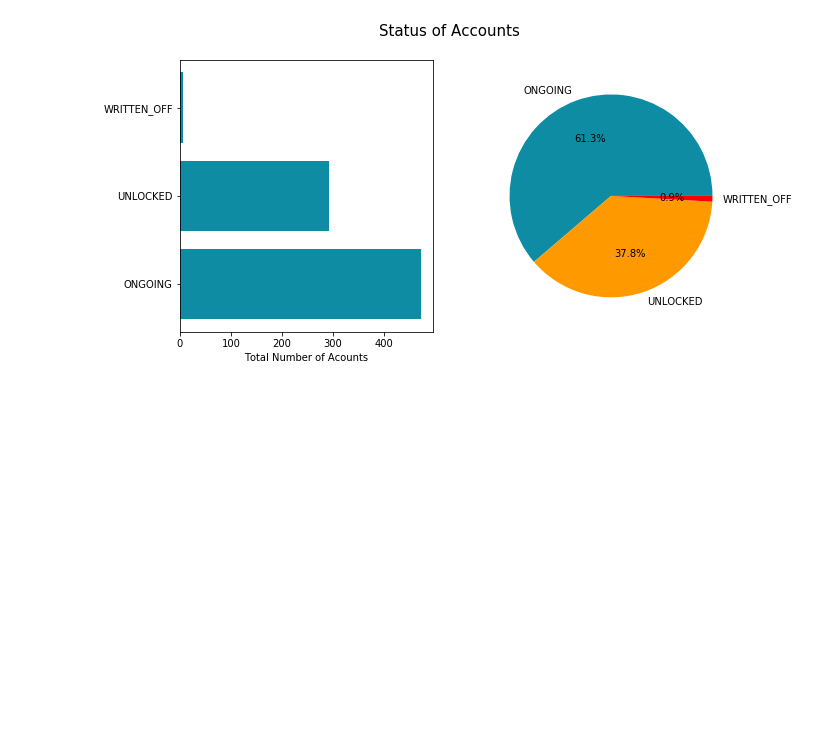
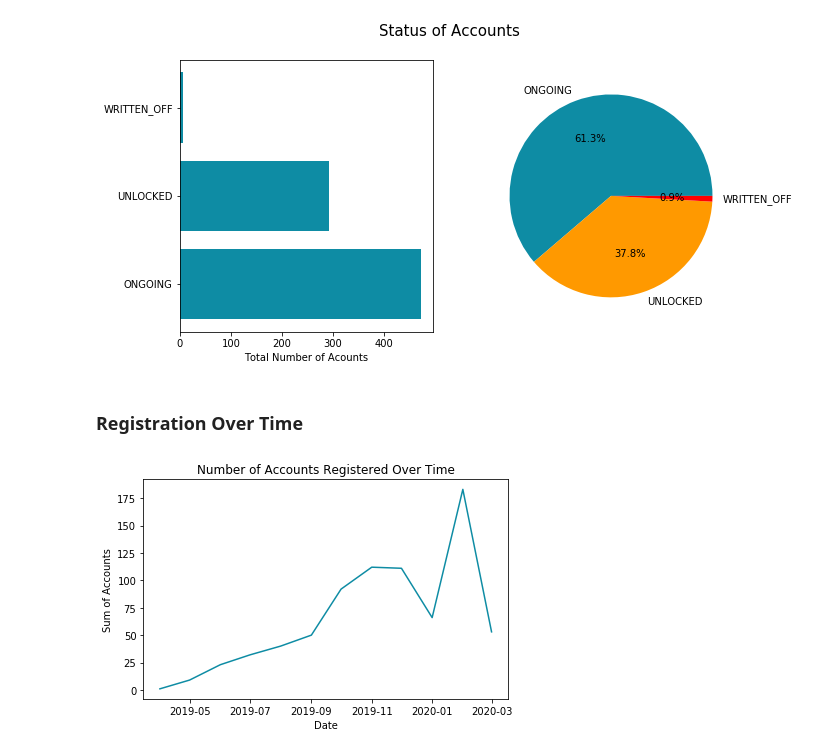
Before and after one commit to lorijta92/payg-solar, a Jupyter notebook: Notebooks/PART2_OverviewFinal.ipynb, the cells around one changed output. Drawn from its saved outputs; the diff is of its cells as text; code cells hidden in the pictures; blank space fills up the shorter version.

Commit message:
reg over time

```diff
--- a/Notebooks/PART2_OverviewFinal.ipynb
+++ b/Notebooks/PART2_OverviewFinal.ipynb
@@ -73,3 +76,34 @@ plt.savefig('../Output/Part2/account_overview.png')
 plt.show()
 # %% [output]
 [figure]
+# %% [markdown]
+### Registration Over Time
+# %%
+# Read in data
+accounts = pd.read_csv('../Resources/accounts.csv')
+# %%
+# Limit date to year and month
+accounts['registration_date'] = [date[0:7] for date in accounts['registration_date']]
+# %%
+# Change data time to datetime
+accounts['registration_date'] = pd.to_datetime(accounts['registration_date'])
+# %%
+# Count the number of registration per date
+accounts_grouped = accounts.groupby('registration_date',as_index=False)['id'].count()
+# %%
+# Create plot
+plt.plot(accounts_grouped['registration_date'], accounts_grouped['id'], color="#0e8ca4")
+
+# Format plot
+plt.title("Number of Accounts Registered Over Time")
+plt.xlabel("Date")
+plt.ylabel("Sum of Accounts")
+
+# Save plot
+plt.savefig('../Output/Part2/registrations_over_time.png')
+
+# Preview plot
+plt.tight_layout()
+plt.show()
+# %% [output]
+[figure, added]
```
Also changed, not shown: parts of 1 cell of this notebook, 4 other files.
